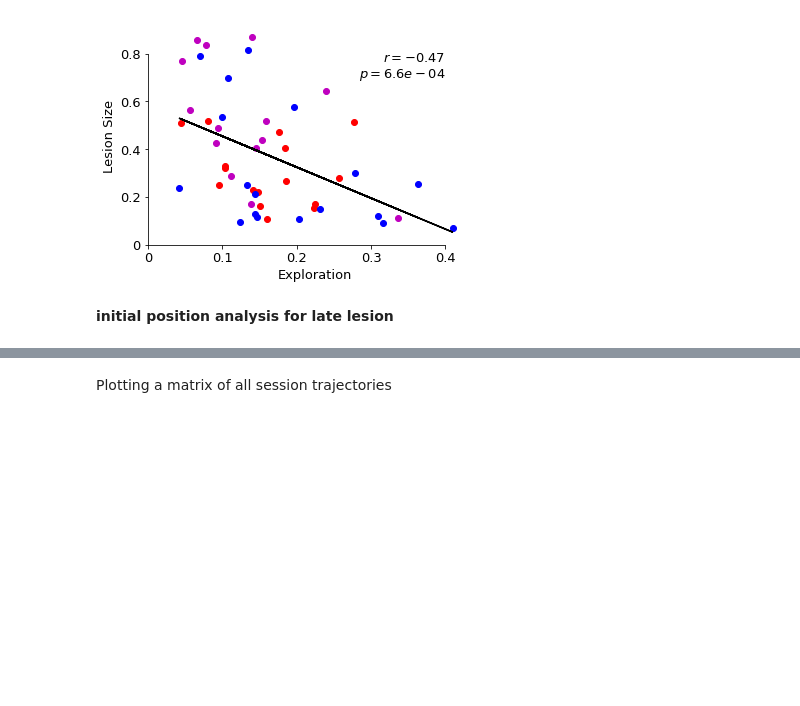
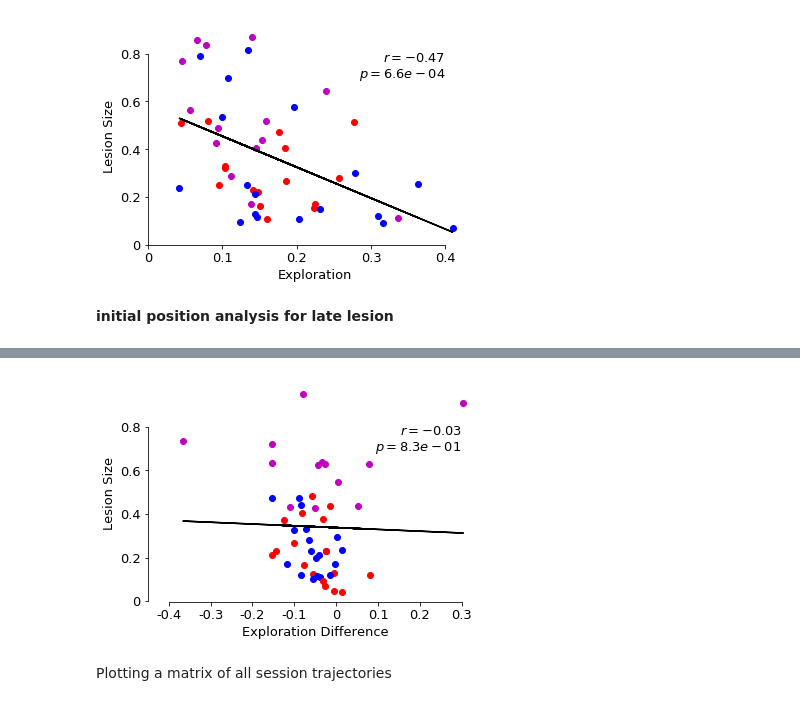
Before and after one commit to AtMostafa/2020-striatal-function, a Jupyter notebook: _experimental/_experimental_3.ipynb, the cells around one changed output, grey strips where cells are left out. Saved outputs shown, nothing was run; the diff lists cells and outputs as text; code cells hidden in the pictures; blank space fills up the shorter version.

Commit message:
add exploration diff correlate w/ lesion size for late

```diff
--- a/_experimental/_experimental_3.ipynb
+++ b/_experimental/_experimental_3.ipynb
@@ -577,3 +577,64 @@ if "__file__" not in dir():
+# %%
+if "__file__" not in dir():
+    ratSize=[]
+    ratExp=[]
+    ratLate=[]
+    for i,animal in enumerate(sessionDic.keys()):
+        try:
+            f=HistologyExcel('/NAS02',animal)
+            tmp=f.lesion_size()
+        except:
+            logging.warning(f'animal with excel problem: {animal}')
+            continue
+        ratSize.append(tmp)
+        ratExp.append(data[i,1]-data[i,0])
+        ratLate.append(animal)
+
+
+    ratSize=np.array(ratSize)
+    ratExp=np.array(ratExp)
+
+#     lesionSize=lesionSize[lesionExp<.45]
+#     lesionExp=lesionExp[lesionExp<.45]
+
+    color={'control':'k',
+       'ds':'m',
+       'dms':'b',
+       'dls':'r'
+       }
+
+    fig=plt.figure()
+    ax=fig.add_subplot(111)
+
+    for animal,exp,size in zip(ratLate,ratExp,ratSize):
+        _,lesion=lesion_type(root, animal)
+        c=color[lesion.casefold()]
+        ax.plot(exp,size,color=c,marker='o')
+
+    r,p=scipy.stats.pearsonr(ratExp,ratSize)
+    P = np.poly1d(np.polyfit(ratExp, ratSize, 1))
+    ax.plot(ratExp,P(ratExp),'k')
+
+    ax.set_xlim([-.45,.35])
+    ax.set_xlabel('Exploration Difference',fontdict=font)
+    ax.set_ylabel('Lesion Size',fontdict=font)
+#     ax.set_xticks([0,.1,.2,.3,.4])
+#     ax.set_yticks([0,.2,.4,.6,.8])
+    ax.set_xticklabels(ax.get_xticks(),fontdict=font)
+    ax.set_yticklabels(ax.get_yticks(),fontdict=font)
+    ax.xaxis.set_major_formatter(FormatStrFormatter('%g'))
+    ax.yaxis.set_major_formatter(FormatStrFormatter('%g'))
+    ax.spines['top'].set_visible(False)
+    ax.spines['right'].set_visible(False)
+    ax.spines['bottom'].set_bounds(-.4,.3)
+    ax.spines['left'].set_bounds(0,.8)
+
+    s='$r=$'+'$%+.2f$'%(r)+'\n'+'$p=$'+'$%.1e$'%(p)
+    ax.text(x=.3, y=.8, s=s, ha='right', va='top', fontsize=13)
+
+#     fig.savefig('/home/david/Mostafa/PhD/iBAGS2019/DavidTalk/lateCorrelate.pdf')
+# %% [output]
+[figure, added]
 # %% [markdown]
 Plotting a matrix of all session trajectories
 # %%
```
Also changed, not shown: parts of 1 cell of this notebook.
